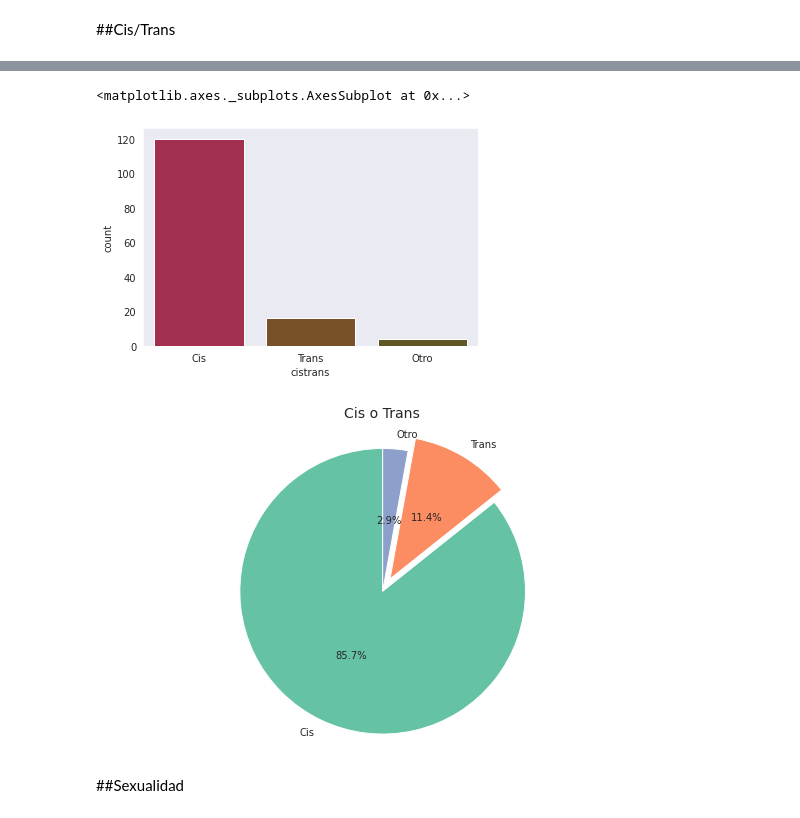
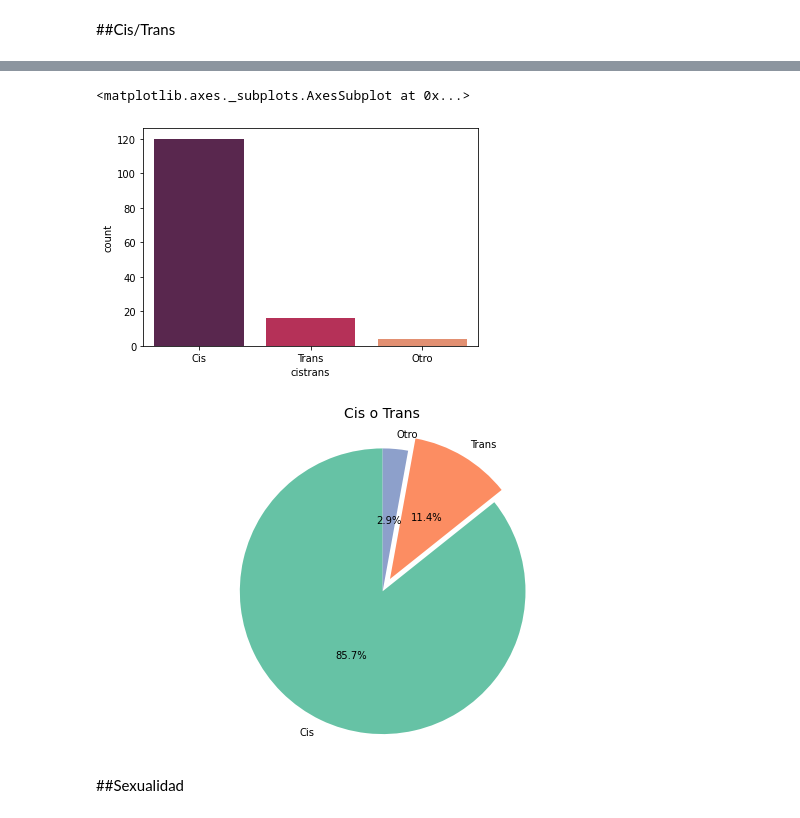
Before and after one commit to JuliMillan/Diversidad_rol, a Jupyter notebook: Copia_de_Diversidad_rol.ipynb, the cells around one changed output, grey strips where cells are left out. Saved outputs shown, nothing was run; the diff lists cells and outputs as text; code cells hidden in the pictures.

```diff
--- a/Copia_de_Diversidad_rol.ipynb
+++ b/Copia_de_Diversidad_rol.ipynb
@@ -1,6 +1,7 @@
 # %% [markdown]
 <a href="https://colab.research.google.com/github/JuliMillan/Diversidad_rol/blob/main/Copia_de_Diversidad_rol.ipynb" target="_parent"><img src="https://colab.research.google.com/assets/colab-badge.svg" alt="Open In Colab"/></a>
 # %%
+!pip install squarify
 import pandas as pd
 import numpy as np
 import matplotlib.pyplot as plt
@@ -10,4 +11,6 @@ from collections import Counter
 import string
 import matplotlib.patches as mpatches
 from scipy import stats
-sns.set_style('dark')
+import folium
+import scipy.stats as ss
+import squarify
@@ -78,7 +107,7 @@ memory usage: 16.1+ KB
 # %%
 df.columns = [
               'fecha', 'edad', 'juegos', 'rol', 'genero', 'cistrans', 'sexualidad',
-              'discriminacion_personal', 'disciminacion_otre', 'reaccion',
+              'discriminacion_personal', 'discriminacion_otre', 'reaccion',
               'grupo', 'nacimiento', 'residencia', 'comentario'
               ]
 
@@ -329,15 +331,15 @@ df1.head()
 | 3 | 32.0 | Dungeons & Dragons 3.5, Homebrew | Jugadorx | Varón | Cis | Heterosexual | No | No | ... |
 | 4 | 30.0 | Dungeons & Dragons 5E, Dungeons &... | Ambos | Varón | NaN | Heterosexual | No | No | ... |
 # %%
-sns.countplot(x="cistrans", data=df1, palette=sns.husl_palette(10, l=.4))
+sns.countplot(x="cistrans", data=df1, palette='rocket')
 # %% [output]
 <matplotlib.axes._subplots.AxesSubplot at 0x...>
-[figure, old version]
+[figure, new version]
 # %%
 #datos = df1['cistrans']
 pie_plot(df1['cistrans'],[0,.1,0], 'Cis o Trans')
 # %% [output]
-[figure, old version]
+[figure, new version]
 # %% [markdown]
 ##Sexualidad
 # %%
```
Also changed, not shown: parts of 52 cells of this notebook.
